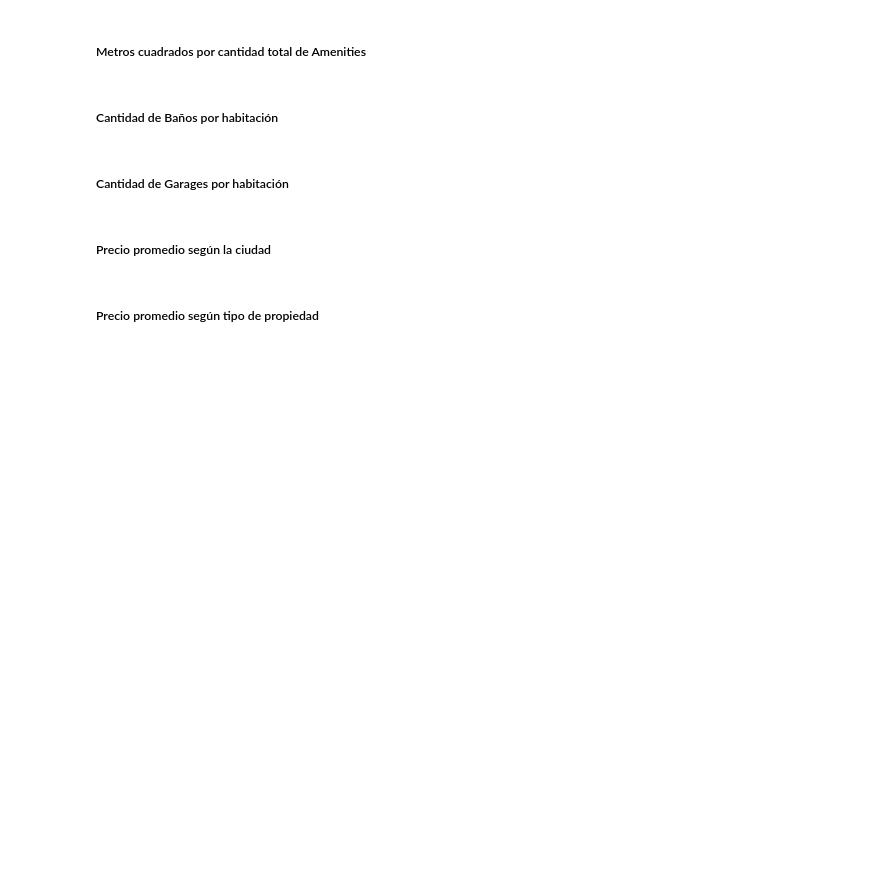
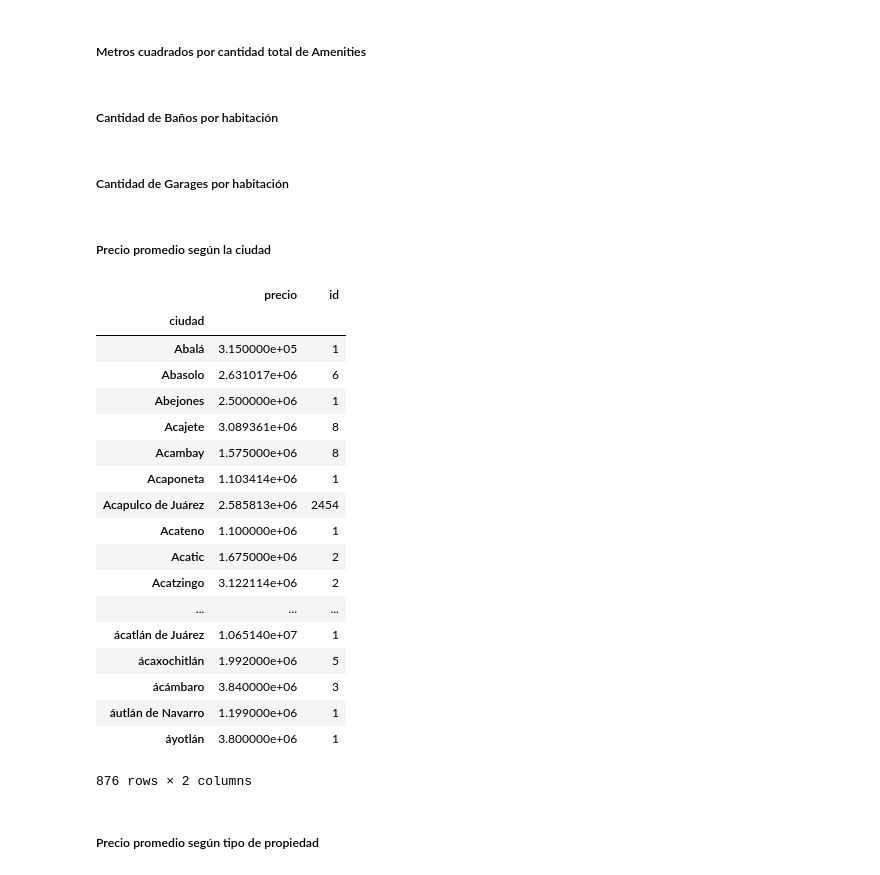
Before and after one commit to cessar5/7506_20192C, a Jupyter notebook: creacionFeatures.ipynb, the cells around one changed output. Cells and saved outputs as stored; diff of their text form; code cells hidden in the pictures; blank space fills up the shorter version.

```diff
--- a/creacionFeatures.ipynb
+++ b/creacionFeatures.ipynb
@@ -427,4 +452,26 @@ df_train['garages_por_habitacion'] = df_train.garages.combine(df_train.habitacio
 df_test['garages_por_habitacion'] = df_test.garages.combine(df_test.habitaciones, func=relacion_entre_dos)
 # %% [markdown]
 ##### Precio promedio según la ciudad
+# %%
+df_train.groupby('ciudad').agg({'precio':'mean', 'id': 'count'})
+# %% [output]
+|  | precio | id |
+| ciudad |  |  |
+| Abalá | 3.150000e+05 | 1 |
+| Abasolo | 2.631017e+06 | 6 |
+| Abejones | 2.500000e+06 | 1 |
+| Acajete | 3.089361e+06 | 8 |
+| Acambay | 1.575000e+06 | 8 |
+| Acaponeta | 1.103414e+06 | 1 |
+| Acapulco de Juárez | 2.585813e+06 | 2454 |
+| Acateno | 1.100000e+06 | 1 |
+| Acatic | 1.675000e+06 | 2 |
+| Acatzingo | 3.122114e+06 | 2 |
+| ... | ... | ... |
+| ácatlán de Juárez | 1.065140e+07 | 1 |
+| ácaxochitlán | 1.992000e+06 | 5 |
+| ácámbaro | 3.840000e+06 | 3 |
+| áutlán de Navarro | 1.199000e+06 | 1 |
+| áyotlán | 3.800000e+06 | 1 |
+876 rows × 2 columns
 # %%
```
Also changed, not shown: parts of 12 cells of this notebook.
